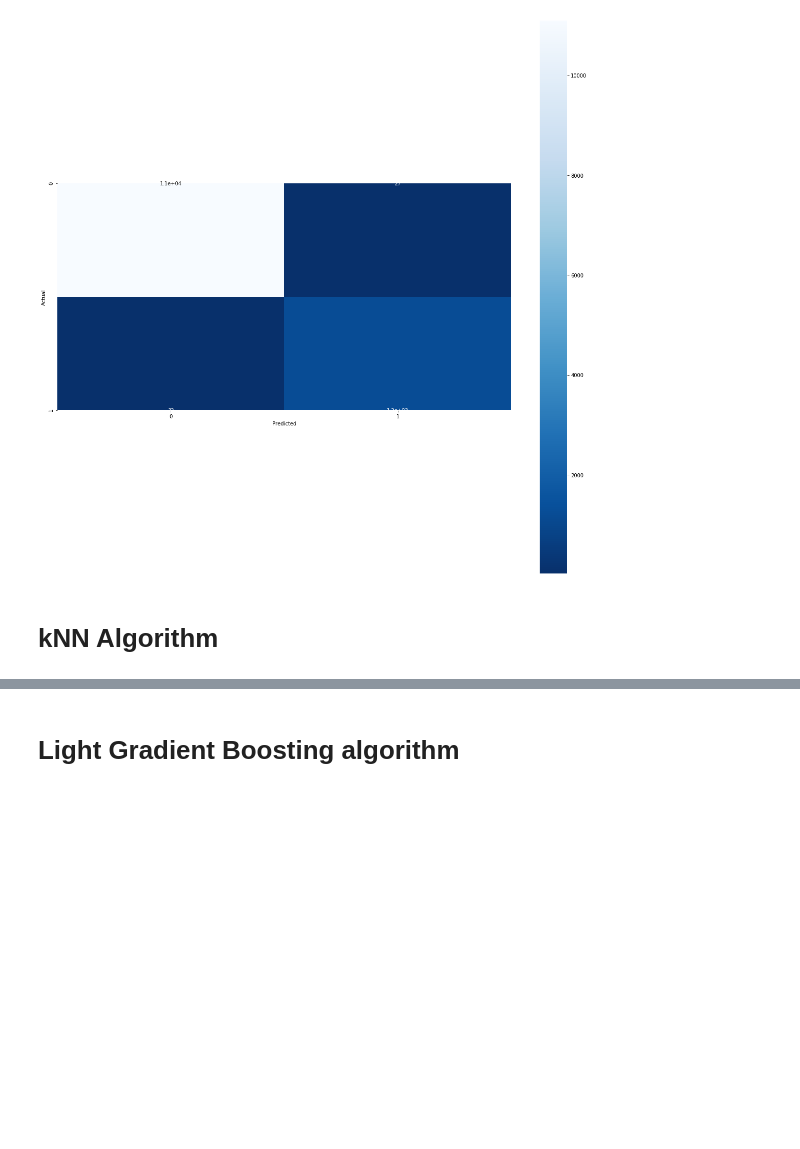
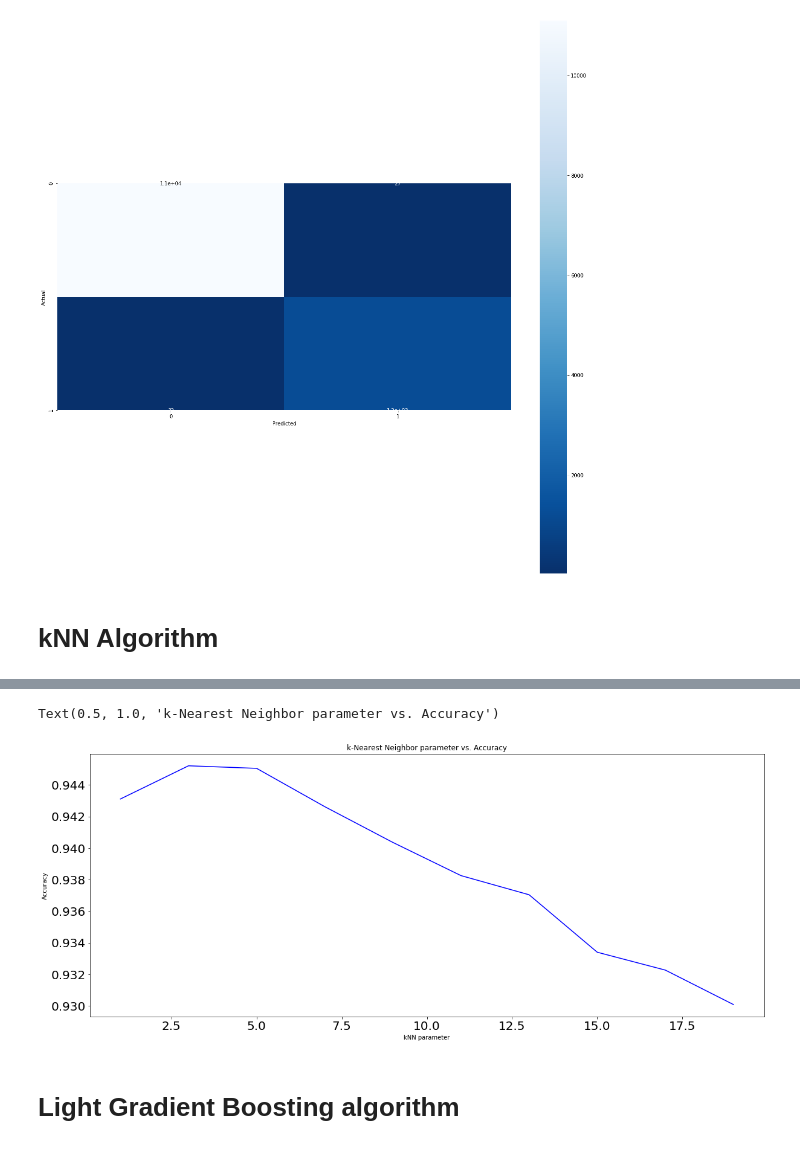
Before and after one commit to elopezfune/Bank-Marketing-with-social-economic-context-, a Jupyter notebook: Bank_Marketing.ipynb, the cells around one changed output, grey strips where cells are left out. Cells and saved outputs as stored; diff of their text form; code cells hidden in the pictures; blank space fills up the shorter version.

```diff
--- a/Bank_Marketing.ipynb
+++ b/Bank_Marketing.ipynb
@@ -470,3 +433,24 @@ Text(159.0, 0.5, 'Actual')
+# %%
+accuracy_kNN_to_plot = []
+
+for k in range(10):
+    kNN = 2*k+1
+    classifier = KNeighborsClassifier(n_neighbors = kNN, p = 2, metric = 'euclidean' )
+    classifier.fit(X_train, Y_train)
+    Y_pred_knn = classifier.predict(X_test)
+    accuracy_kNN_to_plot.append(accuracy_score(Y_test, Y_pred_knn))
+
+knn_to_plot = [2*k+1 for k in range(10)]
+f, ax = plt.subplots(figsize=(20, 8))
+sns.lineplot(knn_to_plot, accuracy_kNN_to_plot,color="b")
+plt.xticks(size=20,rotation=0)
+plt.yticks(size=20,rotation=0)
+plt.xlabel('kNN parameter')
+plt.ylabel('Accuracy')
+plt.title('k-Nearest Neighbor parameter vs. Accuracy')
+# %% [output]
+Text(0.5, 1.0, 'k-Nearest Neighbor parameter vs. Accuracy')
+[figure, added]
 # %% [markdown]
 # Light Gradient Boosting algorithm
 # %% [raw]
```
Also changed, not shown: parts of 43 cells of this notebook.
